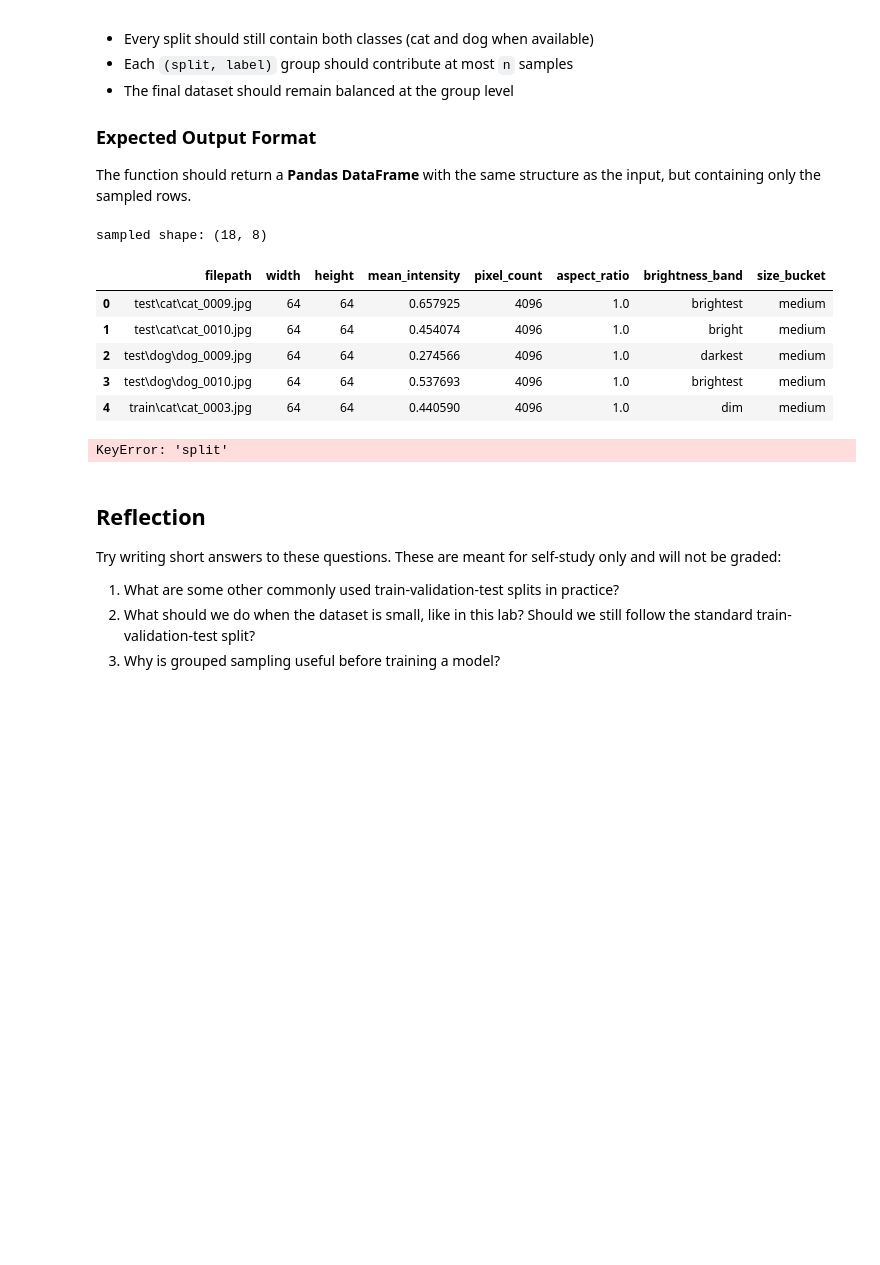
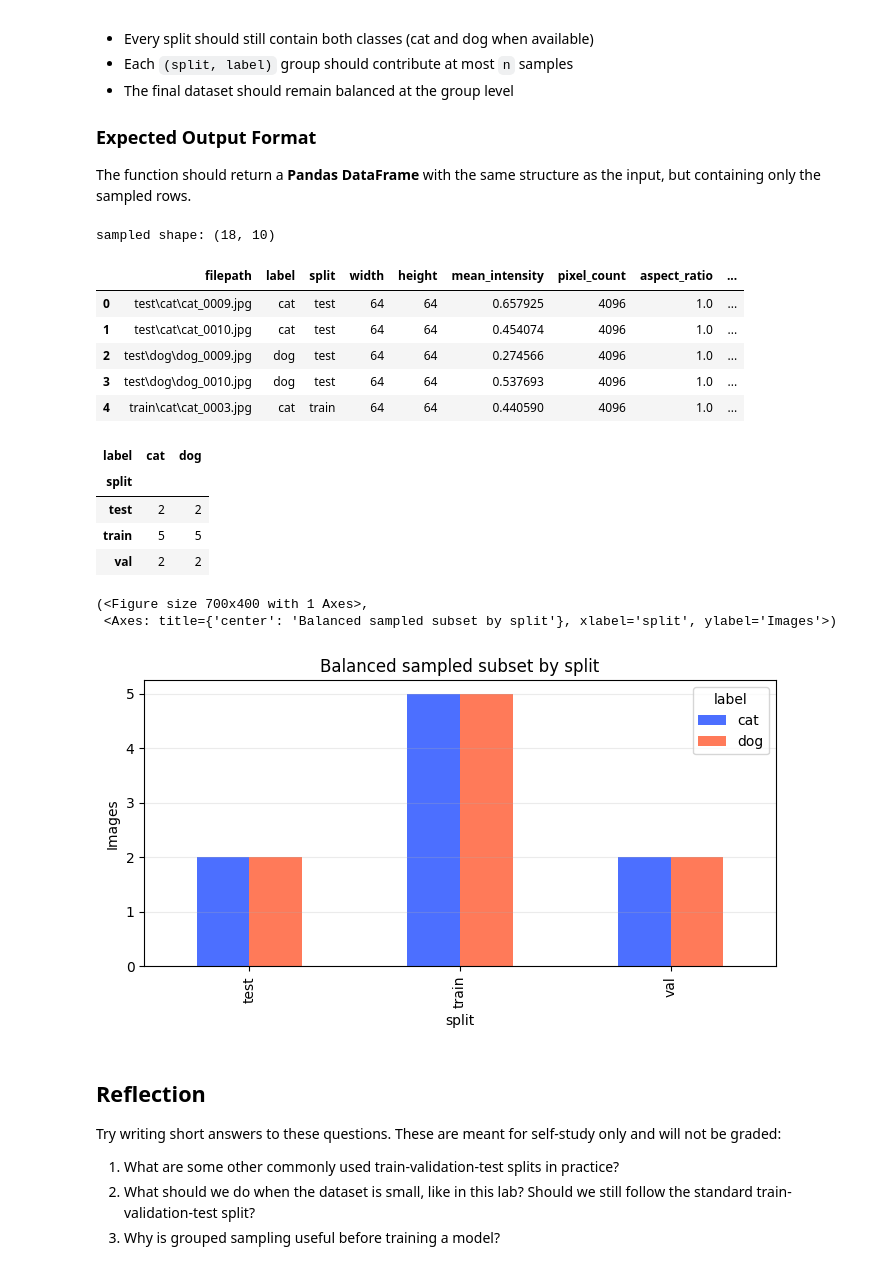
Before and after one commit to vgu-dsai-2026/lab-2-pandas-TueAnhne, a Jupyter notebook: notebook.ipynb, the cells around one changed output. Cells and saved outputs as stored; diff of their text form; code cells hidden in the pictures; blank space fills up the shorter version.

```diff
--- a/notebook.ipynb
+++ b/notebook.ipynb
@@ -540,42 +540,52 @@ The function should return a **Pandas DataFrame** with the same structure as the
 # %%
 def sample_balanced_by_split_and_label(
     frame: pd.DataFrame, n_per_group: int, seed: int
 ) -> pd.DataFrame:
-    """Sample n_per_group rows from each group and return a clean DataFrame."""
+    """Sample n_per_group rows from each group without losing column names."""
 
-    # We use groupby but avoid the common index pitfalls
-    # include_groups=False prevents the 'split' and 'label' columns from being
-    # duplicated or mangled during the apply step in newer Pandas versions.
-    sampled = (
-        frame.groupby(["split", "label"], group_keys=False)
-        .apply(lambda x: x.sample(n=min(n_per_group, len(x)), random_state=seed))
-    )
+    # If the same image is in the table twice, it will break the 'n_per_group' limit.
+    unique_frame = frame.drop_duplicates(subset=["filepath"])
 
-    # Finally, we reset the index to turn those 'ghost' index labels
-    # back into real, searchable columns.
-    return sampled.reset_index(drop=True)
+    grouped = unique_frame.groupby(["split", "label"])
+
+    sampled_list = []
+    for _, group in grouped:
+        # 3. Calculate n based on available UNIQUE rows in this group
+        n = min(n_per_group, len(group))
+        sampled_list.append(group.sample(n=n, random_state=seed))
+
+    sampled_df = pd.concat(sampled_list, axis=0).reset_index(drop=True)
+
+    return sampled_df
 
 
 sample_size_per_group = 5
 sampled_df = sample_balanced_by_split_and_label(
     analysis_df, n_per_group=sample_size_per_group, seed=SEED
 )
 print("sampled shape:", sampled_df.shape)
 display(sampled_df.head())
 
 sampled_balance = sampled_df.groupby(["split", "label"]).size().unstack(fill_value=0)
 display(sampled_balance)
 
 plot_class_balance(sampled_df, title="Balanced sampled subset by split")
 # %% [output]
-sampled shape: (18, 8)
+sampled shape: (18, 10)
-|  | filepath | width | height | mean_intensity | pixel_count | aspect_ratio | brightness_band | size_bucket |
-| 0 | test\cat\cat_0009.jpg | 64 | 64 | 0.657925 | 4096 | 1.0 | brightest | medium |
-| 1 | test\cat\cat_0010.jpg | 64 | 64 | 0.454074 | 4096 | 1.0 | bright | medium |
-| 2 | test\dog\dog_0009.jpg | 64 | 64 | 0.274566 | 4096 | 1.0 | darkest | medium |
-| 3 | test\dog\dog_0010.jpg | 64 | 64 | 0.537693 | 4096 | 1.0 | brightest | medium |
-| 4 | train\cat\cat_0003.jpg | 64 | 64 | 0.440590 | 4096 | 1.0 | dim | medium |
+|  | filepath | label | split | width | height | mean_intensity | pixel_count | aspect_ratio | ... |
+| 0 | test\cat\cat_0009.jpg | cat | test | 64 | 64 | 0.657925 | 4096 | 1.0 | ... |
+| 1 | test\cat\cat_0010.jpg | cat | test | 64 | 64 | 0.454074 | 4096 | 1.0 | ... |
+| 2 | test\dog\dog_0009.jpg | dog | test | 64 | 64 | 0.274566 | 4096 | 1.0 | ... |
+| 3 | test\dog\dog_0010.jpg | dog | test | 64 | 64 | 0.537693 | 4096 | 1.0 | ... |
+| 4 | train\cat\cat_0003.jpg | cat | train | 64 | 64 | 0.440590 | 4096 | 1.0 | ... |
+| label | cat | dog |
+| split |  |  |
+| test | 2 | 2 |
+| train | 5 | 5 |
+| val | 2 | 2 |
-KeyError: 'split'
+(<Figure size 700x400 with 1 Axes>,
+ <Axes: title={'center': 'Balanced sampled subset by split'}, xlabel='split', ylabel='Images'>)
+[figure, added]
 # %% [markdown]
 ## Reflection
 
```
